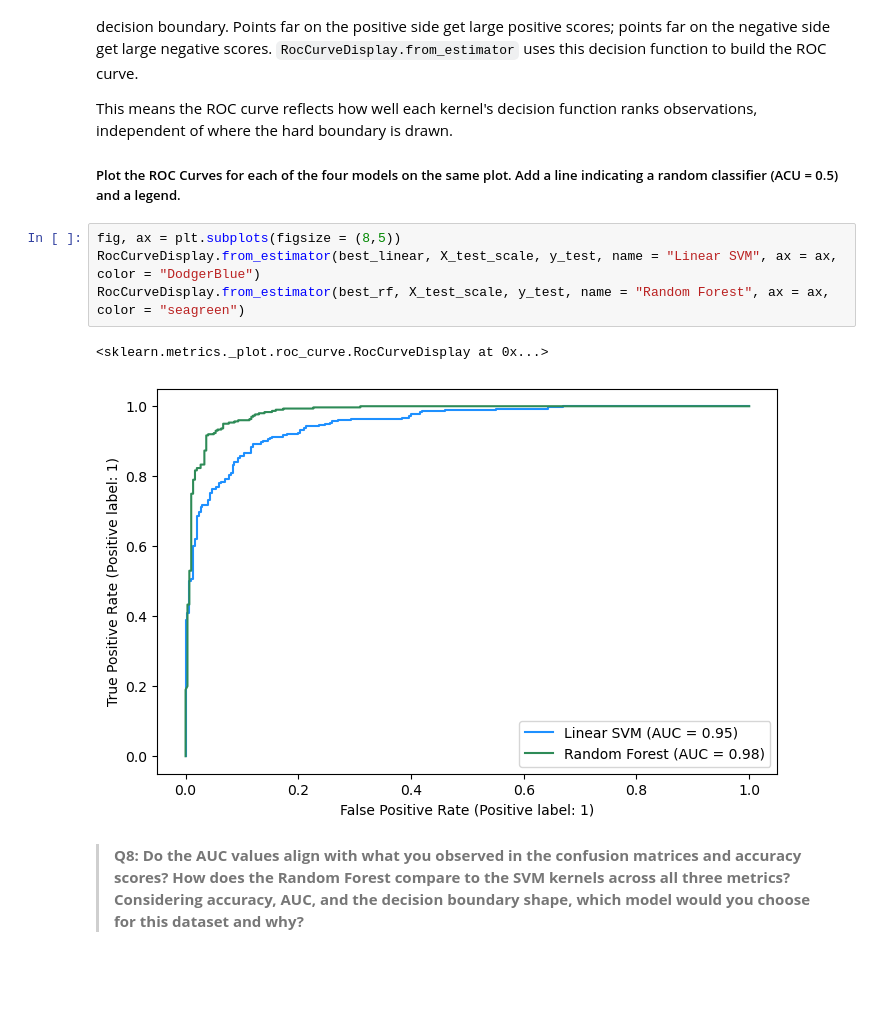
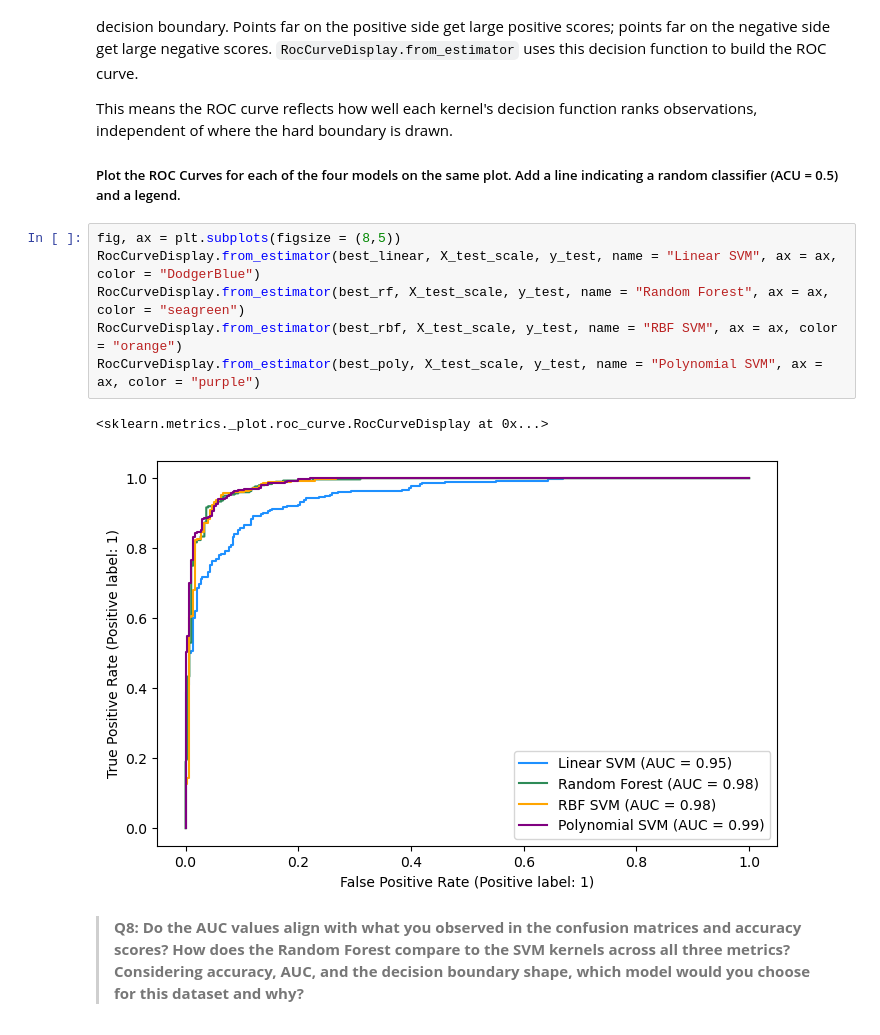
Before and after one commit to vedikaS-byte/eds232-labs, a Jupyter notebook: lab8.ipynb, the cells around one changed output. Cells and saved outputs as stored; diff of their text form; blank space fills up the shorter version.

```diff
--- a/lab8.ipynb
+++ b/lab8.ipynb
@@ -479,9 +520,11 @@ This means the ROC curve reflects how well each kernel's decision function ranks
 # %%
 fig, ax = plt.subplots(figsize = (8,5))
 RocCurveDisplay.from_estimator(best_linear, X_test_scale, y_test, name = "Linear SVM", ax = ax, color = "DodgerBlue")
 RocCurveDisplay.from_estimator(best_rf, X_test_scale, y_test, name = "Random Forest", ax = ax, color = "seagreen")
+RocCurveDisplay.from_estimator(best_rbf, X_test_scale, y_test, name = "RBF SVM", ax = ax, color = "orange")
+RocCurveDisplay.from_estimator(best_poly, X_test_scale, y_test, name = "Polynomial SVM", ax = ax, color = "purple")
 # %% [output]
 <sklearn.metrics._plot.roc_curve.RocCurveDisplay at 0x...>
-[figure, old version]
+[figure, new version]
 # %% [markdown]
 > **Q8: Do the AUC values align with what you observed in the confusion matrices and accuracy scores? How does the Random Forest compare to the SVM kernels across all three metrics? Considering accuracy, AUC, and the decision boundary shape, which model would you choose for this dataset and why?**
```
Also changed, not shown: parts of 4 cells of this notebook.
